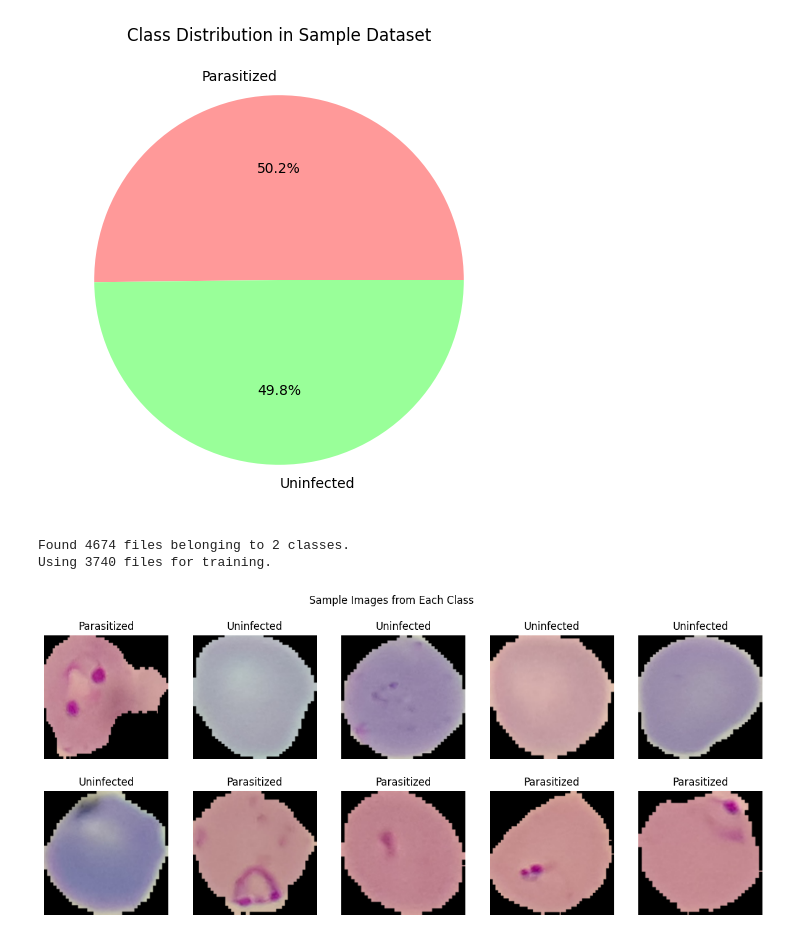
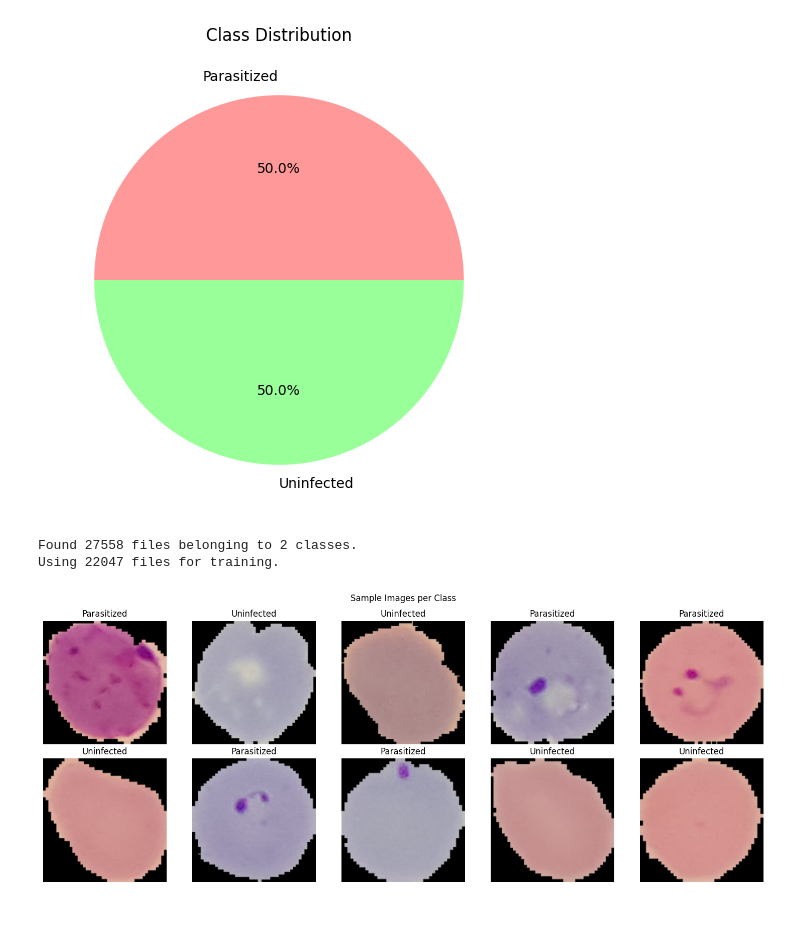
Before and after one commit to Kevin-gram/SafeCell, a Jupyter notebook: model/malaria_model.ipynb, the cells around one changed output. Saved outputs shown, nothing was run; the diff lists cells and outputs as text; code cells hidden in the pictures.

Commit message:
refactored model

```diff
--- a/model/malaria_model.ipynb
+++ b/model/malaria_model.ipynb
@@ -116,13 +91,20 @@ else:
 # %%
+import os
+import numpy as np
+import matplotlib.pyplot as plt
+import tensorflow as tf
+from tensorflow import keras
 
-def plot_class_distribution_pie(sample_dir):
-    class_folders = [d for d in os.listdir(sample_dir) if os.path.isdir(os.path.join(sample_dir, d))]
-    counts = [len(os.listdir(os.path.join(sample_dir, c))) for c in class_folders]
-    plt.figure(figsize=(6,6))
-    plt.pie(counts, labels=class_folders, autopct='%1.1f%%', colors=['#ff9999','#99ff99'])
-    plt.title("Class Distribution in Sample Dataset")
+# --- Plot class distribution from dataset folder ---
+def plot_class_distribution_pie(dataset_path):
+    class_folders = [d for d in os.listdir(dataset_path) if os.path.isdir(os.path.join(dataset_path, d))]
+    counts = [len(os.listdir(os.path.join(dataset_path, c))) for c in class_folders]
+    plt.figure(figsize=(6, 6))
+    plt.pie(counts, labels=class_folders, autopct='%1.1f%%', colors=['#ff9999', '#99ff99'])
+    plt.title("Class Distribution")
     plt.show()
 
+# --- Visualize a few images from each class, with optional predictions ---
 def visualize_sample_images_with_predictions(dataset, model=None, class_names=None, samples_per_class=5):
     plt.figure(figsize=(15, 6))
     displayed = {name: 0 for name in class_names}
@@ -130,54 +112,59 @@ def visualize_sample_images_with_predictions(dataset, model=None, class_names=No
     max_total = samples_per_class * len(class_names)
 
     for images, labels in dataset.unbatch():
-        label = labels.numpy()
+        label = int(labels.numpy())
         class_name = class_names[label]
 
         if displayed[class_name] < samples_per_class:
             plt.subplot(len(class_names), samples_per_class, total_displayed + 1)
-
             img = images.numpy().astype("uint8")
             plt.imshow(img)
 
             title = class_name
             if model:
-
-                pred_probs = model.predict(tf.expand_dims(images, axis=0))
+                pred_probs = model.predict(tf.expand_dims(images, axis=0), verbose=0)
                 pred_label = class_names[np.argmax(pred_probs)]
-                title += f"\nTrue: {class_name}\nPred: {pred_label}"
+                title = f"True: {class_name}\nPred: {pred_label}"
 
             plt.title(title)
             plt.axis("off")
             displayed[class_name] += 1
             total_displayed += 1
 
         if total_displayed >= max_total:
             break
 
-    plt.suptitle("Sample Images with True and Predicted Labels" if model else "Sample Images from Each Class")
+    plt.suptitle("Sample Images with Predictions" if model else "Sample Images per Class")
+    plt.tight_layout()
     plt.show()
 
 
+# --- Main usage ---
+dataset_path = r"C:\Users\KevinNyiringango\SafeCell\archive (1)\cell_images"
 
-plot_class_distribution_pie(sample_path)
+# Plot distribution from folder
+plot_class_distribution_pie(dataset_path)
 
-
+# Load dataset
 train_ds = keras.utils.image_dataset_from_directory(
-    sample_path,
+    dataset_path,
     validation_split=0.2,
     subset="training",
     seed=123,
     image_size=(224, 224),
     batch_size=32
 )
 
-class_names = ['Parasitized', 'Uninfected']
+# Get class names dynamically
+class_names = train_ds.class_names
+
+# Visualize samples
 visualize_sample_images_with_predictions(train_ds, class_names=class_names)
 # %% [output]
-[figure, old version]
+[figure, new version]
-Found 4674 files belonging to 2 classes.
-Using 3740 files for training.
+Found 27558 files belonging to 2 classes.
+Using 22047 files for training.
-[figure, old version]
+[figure, new version]
 # %%
 
 
```
Also changed, not shown: parts of 7 cells of this notebook, 3 other files.
